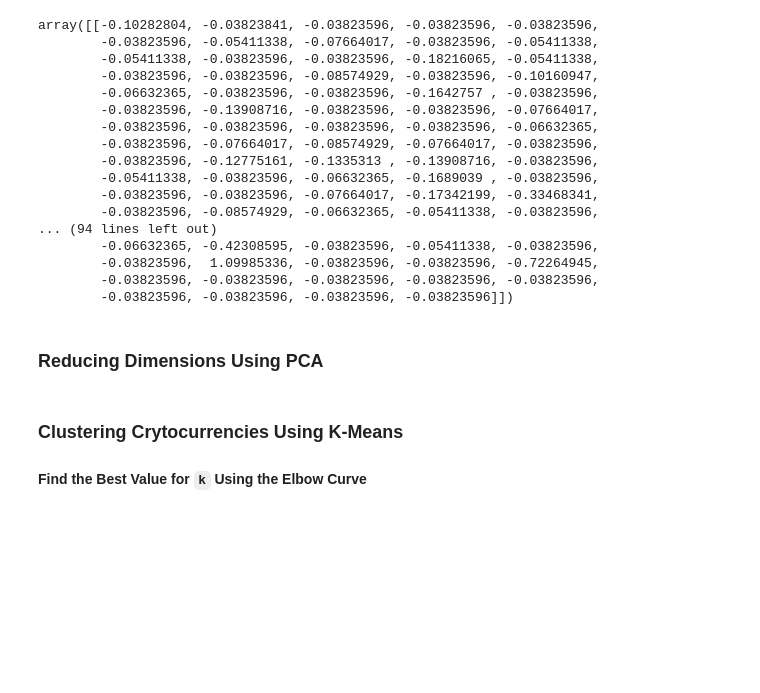
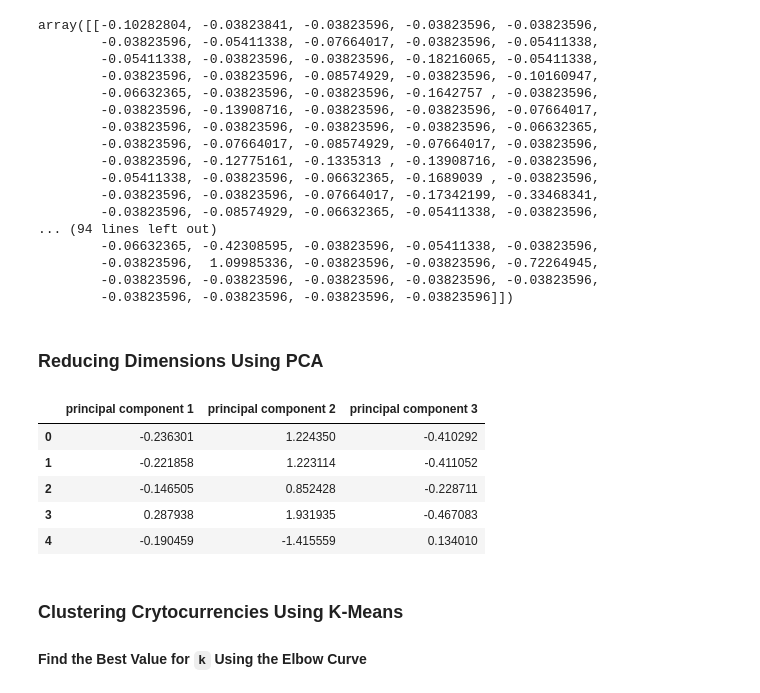
Before and after one commit to Kmaldonado18/unit13-challenge, a Jupyter notebook: Starter_Files/crypto_clustering.ipynb, the cells around one changed output. Saved outputs shown, nothing was run; the diff lists cells and outputs as text; code cells hidden in the pictures; blank space fills up the shorter version.

Commit message:
create dataFrame with principal components data

```diff
--- a/Starter_Files/crypto_clustering.ipynb
+++ b/Starter_Files/crypto_clustering.ipynb
@@ -230,12 +230,22 @@ array([[-0.10282804, -0.03823841, -0.03823596, -0.03823596, -0.03823596,
 ## Applying PCA to reduce dimensions from 109 to 3
 
 # Initialize PCA model
-pca = PCA(n_components=2)
+pca = PCA(n_components=3)
 
-# Get two principal components for the iris data.
-iris_pca = pca.fit_transform(iris_scaled)
+# Get three principal components for the crypto data.
+crypto_pca = pca.fit_transform(crypto_data_scaled)
 # %%
 # Create a DataFrame with the principal components data
+crypto_pca_df = pd.DataFrame(data=crypto_pca, columns=["principal component 1", "principal component 2", "principal component 3"]
+)
+crypto_pca_df.head()
+# %% [output]
+|  | principal component 1 | principal component 2 | principal component 3 |
+| 0 | -0.236301 | 1.224350 | -0.410292 |
+| 1 | -0.221858 | 1.223114 | -0.411052 |
+| 2 | -0.146505 | 0.852428 | -0.228711 |
+| 3 | 0.287938 | 1.931935 | -0.467083 |
+| 4 | -0.190459 | -1.415559 | 0.134010 |
 # %% [markdown]
 ### Clustering Crytocurrencies Using K-Means
 
```
